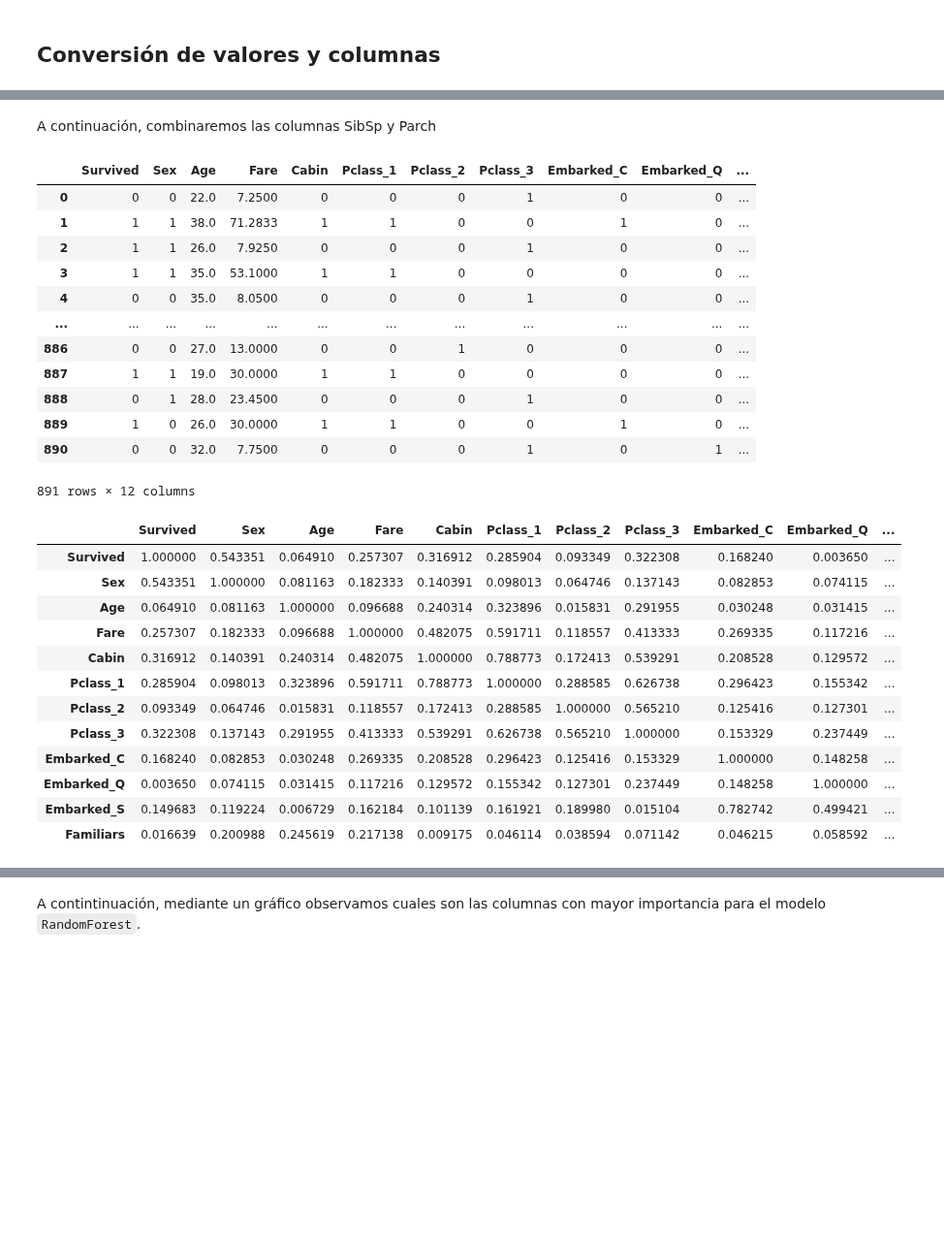
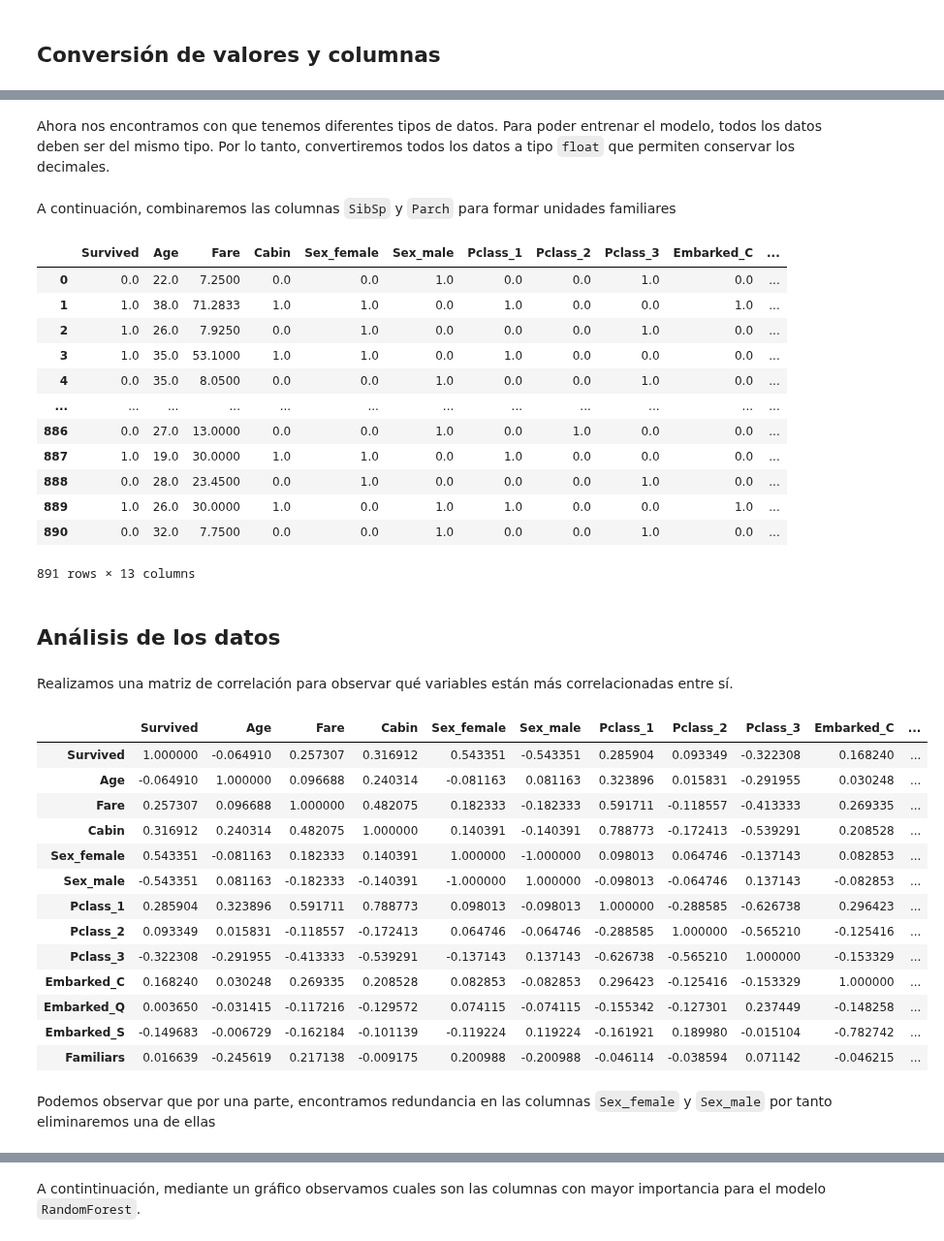
Before and after one commit to pimentel124/ia_2022, a Jupyter notebook: practica2/main.ipynb, the cells around one changed output, grey strips where cells are left out. Shown at 97% size. Drawn from its saved outputs; the diff is of its cells as text; code cells hidden in the pictures; blank space fills up the shorter version.

```diff
--- a/practica2/main.ipynb
+++ b/practica2/main.ipynb
@@ -88,3 +88,0 @@ Convertirmos la columna ``Sex`` a numérica, ya que el modelo no puede trabajar
-# %%
-df_train['Sex'].replace(['male','female'],[0,1],inplace=True)
-df_train.head()
@@ -115,13 +95,15 @@ A continuación, será necesario realizar one-hot encoding de las variables cate
 # %%
+df_onehot_Sex = pd.get_dummies(df_train['Sex'], prefix='Sex')
+
 df_onehot_Pclass = pd.get_dummies(df_train['Pclass'], prefix='Pclass')
 
 df_onehot_Embarked = pd.get_dummies(df_train['Embarked'], prefix='Embarked')
 
-df_onehot_Embarked.head()
 
-df_train = pd.concat([df_train, df_onehot_Pclass, df_onehot_Embarked], axis=1)
 
-df_train.drop(columns=['Pclass', 'Embarked'], inplace=True)
+df_train = pd.concat([df_train, df_onehot_Sex, df_onehot_Pclass, df_onehot_Embarked], axis=1)
+
+df_train.drop(columns=['Sex', 'Pclass', 'Embarked'], inplace=True)
 
 df_train.head()
 # %% [output]
@@ -134,5 +116,10 @@ df_train.head()
+# %% [markdown]
+Ahora nos encontramos con que tenemos diferentes tipos de datos. Para poder entrenar el modelo, todos los datos deben ser del mismo tipo. Por lo tanto, convertiremos todos los datos a tipo ``float`` que permiten conservar los decimales.
+# %%
+for column in df_train:
+    df_train[column]=df_train[column].astype(float)
 # %% [markdown]
-A continuación, combinaremos las columnas SibSp y Parch
+A continuación, combinaremos las columnas ``SibSp`` y ``Parch`` para formar unidades familiares
 # %%
 df_train['Familiars'] = df_train['SibSp'] + df_train['Parch'] + 1
 
@@ -140,33 +127,40 @@ df_train.drop(columns=['SibSp', 'Parch'], inplace=True)
 
 df_train
 # %% [output]
-|  | Survived | Sex | Age | Fare | Cabin | Pclass_1 | Pclass_2 | Pclass_3 | Embarked_C | Embarked_Q | ... |
-| 0 | 0 | 0 | 22.0 | 7.2500 | 0 | 0 | 0 | 1 | 0 | 0 | ... |
-| 1 | 1 | 1 | 38.0 | 71.2833 | 1 | 1 | 0 | 0 | 1 | 0 | ... |
-| 2 | 1 | 1 | 26.0 | 7.9250 | 0 | 0 | 0 | 1 | 0 | 0 | ... |
-| 3 | 1 | 1 | 35.0 | 53.1000 | 1 | 1 | 0 | 0 | 0 | 0 | ... |
-| 4 | 0 | 0 | 35.0 | 8.0500 | 0 | 0 | 0 | 1 | 0 | 0 | ... |
+|  | Survived | Age | Fare | Cabin | Sex_female | Sex_male | Pclass_1 | Pclass_2 | Pclass_3 | Embarked_C | ... |
+| 0 | 0.0 | 22.0 | 7.2500 | 0.0 | 0.0 | 1.0 | 0.0 | 0.0 | 1.0 | 0.0 | ... |
+| 1 | 1.0 | 38.0 | 71.2833 | 1.0 | 1.0 | 0.0 | 1.0 | 0.0 | 0.0 | 1.0 | ... |
+| 2 | 1.0 | 26.0 | 7.9250 | 0.0 | 1.0 | 0.0 | 0.0 | 0.0 | 1.0 | 0.0 | ... |
+| 3 | 1.0 | 35.0 | 53.1000 | 1.0 | 1.0 | 0.0 | 1.0 | 0.0 | 0.0 | 0.0 | ... |
+| 4 | 0.0 | 35.0 | 8.0500 | 0.0 | 0.0 | 1.0 | 0.0 | 0.0 | 1.0 | 0.0 | ... |
 | ... | ... | ... | ... | ... | ... | ... | ... | ... | ... | ... | ... |
-| 886 | 0 | 0 | 27.0 | 13.0000 | 0 | 0 | 1 | 0 | 0 | 0 | ... |
-| 887 | 1 | 1 | 19.0 | 30.0000 | 1 | 1 | 0 | 0 | 0 | 0 | ... |
-| 888 | 0 | 1 | 28.0 | 23.4500 | 0 | 0 | 0 | 1 | 0 | 0 | ... |
-| 889 | 1 | 0 | 26.0 | 30.0000 | 1 | 1 | 0 | 0 | 1 | 0 | ... |
-| 890 | 0 | 0 | 32.0 | 7.7500 | 0 | 0 | 0 | 1 | 0 | 1 | ... |
+| 886 | 0.0 | 27.0 | 13.0000 | 0.0 | 0.0 | 1.0 | 0.0 | 1.0 | 0.0 | 0.0 | ... |
+| 887 | 1.0 | 19.0 | 30.0000 | 1.0 | 1.0 | 0.0 | 1.0 | 0.0 | 0.0 | 0.0 | ... |
+| 888 | 0.0 | 28.0 | 23.4500 | 0.0 | 1.0 | 0.0 | 0.0 | 0.0 | 1.0 | 0.0 | ... |
+| 889 | 1.0 | 26.0 | 30.0000 | 1.0 | 0.0 | 1.0 | 1.0 | 0.0 | 0.0 | 1.0 | ... |
+| 890 | 0.0 | 32.0 | 7.7500 | 0.0 | 0.0 | 1.0 | 0.0 | 0.0 | 1.0 | 0.0 | ... |
-891 rows × 12 columns
+891 rows × 13 columns
+# %% [markdown]
+## Análisis de los datos
+# %% [markdown]
+Realizamos una matriz de correlación para observar qué variables están más correlacionadas entre sí.
 # %%
-corr = abs(df_train.corr())
+corr = df_train.corr()
 corr.style.background_gradient(cmap='coolwarm')
 # %% [output]
-|  | Survived | Sex | Age | Fare | Cabin | Pclass_1 | Pclass_2 | Pclass_3 | Embarked_C | Embarked_Q | ... |
-| Survived | 1.000000 | 0.543351 | 0.064910 | 0.257307 | 0.316912 | 0.285904 | 0.093349 | 0.322308 | 0.168240 | 0.003650 | ... |
-| Sex | 0.543351 | 1.000000 | 0.081163 | 0.182333 | 0.140391 | 0.098013 | 0.064746 | 0.137143 | 0.082853 | 0.074115 | ... |
-| Age | 0.064910 | 0.081163 | 1.000000 | 0.096688 | 0.240314 | 0.323896 | 0.015831 | 0.291955 | 0.030248 | 0.031415 | ... |
-| Fare | 0.257307 | 0.182333 | 0.096688 | 1.000000 | 0.482075 | 0.591711 | 0.118557 | 0.413333 | 0.269335 | 0.117216 | ... |
-| Cabin | 0.316912 | 0.140391 | 0.240314 | 0.482075 | 1.000000 | 0.788773 | 0.172413 | 0.539291 | 0.208528 | 0.129572 | ... |
-| Pclass_1 | 0.285904 | 0.098013 | 0.323896 | 0.591711 | 0.788773 | 1.000000 | 0.288585 | 0.626738 | 0.296423 | 0.155342 | ... |
-| Pclass_2 | 0.093349 | 0.064746 | 0.015831 | 0.118557 | 0.172413 | 0.288585 | 1.000000 | 0.565210 | 0.125416 | 0.127301 | ... |
-| Pclass_3 | 0.322308 | 0.137143 | 0.291955 | 0.413333 | 0.539291 | 0.626738 | 0.565210 | 1.000000 | 0.153329 | 0.237449 | ... |
-| Embarked_C | 0.168240 | 0.082853 | 0.030248 | 0.269335 | 0.208528 | 0.296423 | 0.125416 | 0.153329 | 1.000000 | 0.148258 | ... |
-| Embarked_Q | 0.003650 | 0.074115 | 0.031415 | 0.117216 | 0.129572 | 0.155342 | 0.127301 | 0.237449 | 0.148258 | 1.000000 | ... |
-| Embarked_S | 0.149683 | 0.119224 | 0.006729 | 0.162184 | 0.101139 | 0.161921 | 0.189980 | 0.015104 | 0.782742 | 0.499421 | ... |
-| Familiars | 0.016639 | 0.200988 | 0.245619 | 0.217138 | 0.009175 | 0.046114 | 0.038594 | 0.071142 | 0.046215 | 0.058592 | ... |
+|  | Survived | Age | Fare | Cabin | Sex_female | Sex_male | Pclass_1 | Pclass_2 | Pclass_3 | Embarked_C | ... |
+| Survived | 1.000000 | -0.064910 | 0.257307 | 0.316912 | 0.543351 | -0.543351 | 0.285904 | 0.093349 | -0.322308 | 0.168240 | ... |
+| Age | -0.064910 | 1.000000 | 0.096688 | 0.240314 | -0.081163 | 0.081163 | 0.323896 | 0.015831 | -0.291955 | 0.030248 | ... |
+| Fare | 0.257307 | 0.096688 | 1.000000 | 0.482075 | 0.182333 | -0.182333 | 0.591711 | -0.118557 | -0.413333 | 0.269335 | ... |
+| Cabin | 0.316912 | 0.240314 | 0.482075 | 1.000000 | 0.140391 | -0.140391 | 0.788773 | -0.172413 | -0.539291 | 0.208528 | ... |
+| Sex_female | 0.543351 | -0.081163 | 0.182333 | 0.140391 | 1.000000 | -1.000000 | 0.098013 | 0.064746 | -0.137143 | 0.082853 | ... |
+| Sex_male | -0.543351 | 0.081163 | -0.182333 | -0.140391 | -1.000000 | 1.000000 | -0.098013 | -0.064746 | 0.137143 | -0.082853 | ... |
+| Pclass_1 | 0.285904 | 0.323896 | 0.591711 | 0.788773 | 0.098013 | -0.098013 | 1.000000 | -0.288585 | -0.626738 | 0.296423 | ... |
+| Pclass_2 | 0.093349 | 0.015831 | -0.118557 | -0.172413 | 0.064746 | -0.064746 | -0.288585 | 1.000000 | -0.565210 | -0.125416 | ... |
+| Pclass_3 | -0.322308 | -0.291955 | -0.413333 | -0.539291 | -0.137143 | 0.137143 | -0.626738 | -0.565210 | 1.000000 | -0.153329 | ... |
+| Embarked_C | 0.168240 | 0.030248 | 0.269335 | 0.208528 | 0.082853 | -0.082853 | 0.296423 | -0.125416 | -0.153329 | 1.000000 | ... |
+| Embarked_Q | 0.003650 | -0.031415 | -0.117216 | -0.129572 | 0.074115 | -0.074115 | -0.155342 | -0.127301 | 0.237449 | -0.148258 | ... |
+| Embarked_S | -0.149683 | -0.006729 | -0.162184 | -0.101139 | -0.119224 | 0.119224 | -0.161921 | 0.189980 | -0.015104 | -0.782742 | ... |
+| Familiars | 0.016639 | -0.245619 | 0.217138 | -0.009175 | 0.200988 | -0.200988 | -0.046114 | -0.038594 | 0.071142 | -0.046215 | ... |
+# %% [markdown]
+Podemos observar que por una parte, encontramos redundancia en las columnas ``Sex_female`` y ``Sex_male`` por tanto eliminaremos una de ellas
```
Also changed, not shown: parts of 41 cells of this notebook, 1 other file.
